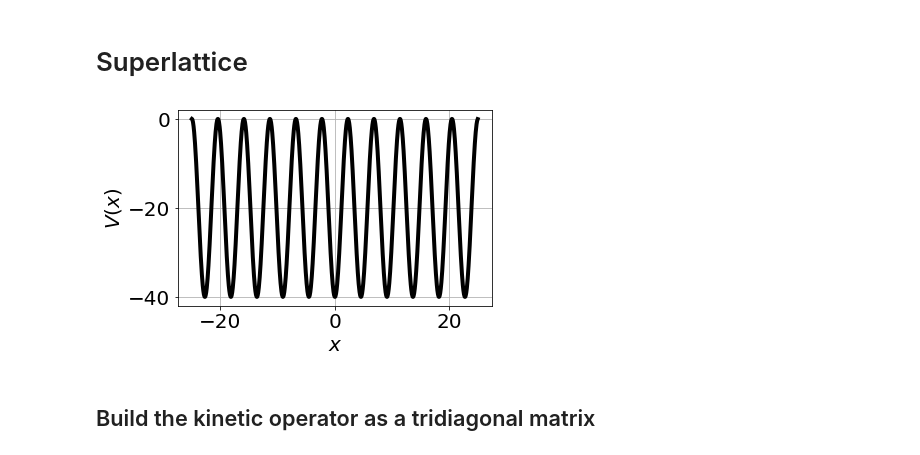
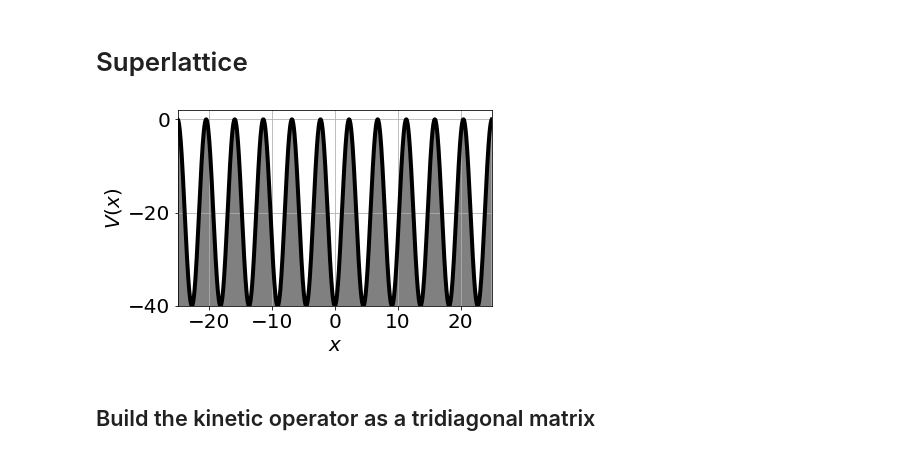
Before and after one commit to gersonjferreira/minicurso-ift-2021, a Jupyter notebook: Schrodinger/02 - Superlattice.ipynb, the cells around one changed output. Cells and saved outputs as stored; diff of their text form; code cells hidden in the pictures.

```diff
--- a/Schrodinger/02 - Superlattice.ipynb
+++ b/Schrodinger/02 - Superlattice.ipynb
@@ -7,22 +7,25 @@ plt.rcParams.update({'font.size': 20})
 # %%
 L = 50
 N = 1000
 x = np.linspace(-L/2, L/2, N, endpoint=False)
 dx = x[1]-x[0]
 
 V0 = 20
 nw = 11
 q = (2*np.pi/L)*nw
 V = -V0*(np.cos(q*x) + 1)
 
 plt.plot(x, V, lw=4, c='black')
+plt.fill_between(x, V, -3*V0, fc='gray')
 plt.xlabel(r'$x$')
 plt.ylabel(r'$V(x)$')
+plt.ylim(-2*V0, V0/10)
+plt.xlim(-L/2, L/2)
 plt.grid()
 plt.tight_layout()
 plt.show()
 # %% [output]
-[figure, old version]
+[figure, new version]
 # %% [markdown]
 ## Build the kinetic operator as a tridiagonal matrix
 # %%
```
Also changed, not shown: parts of 1 cell of this notebook, 3 other files.
